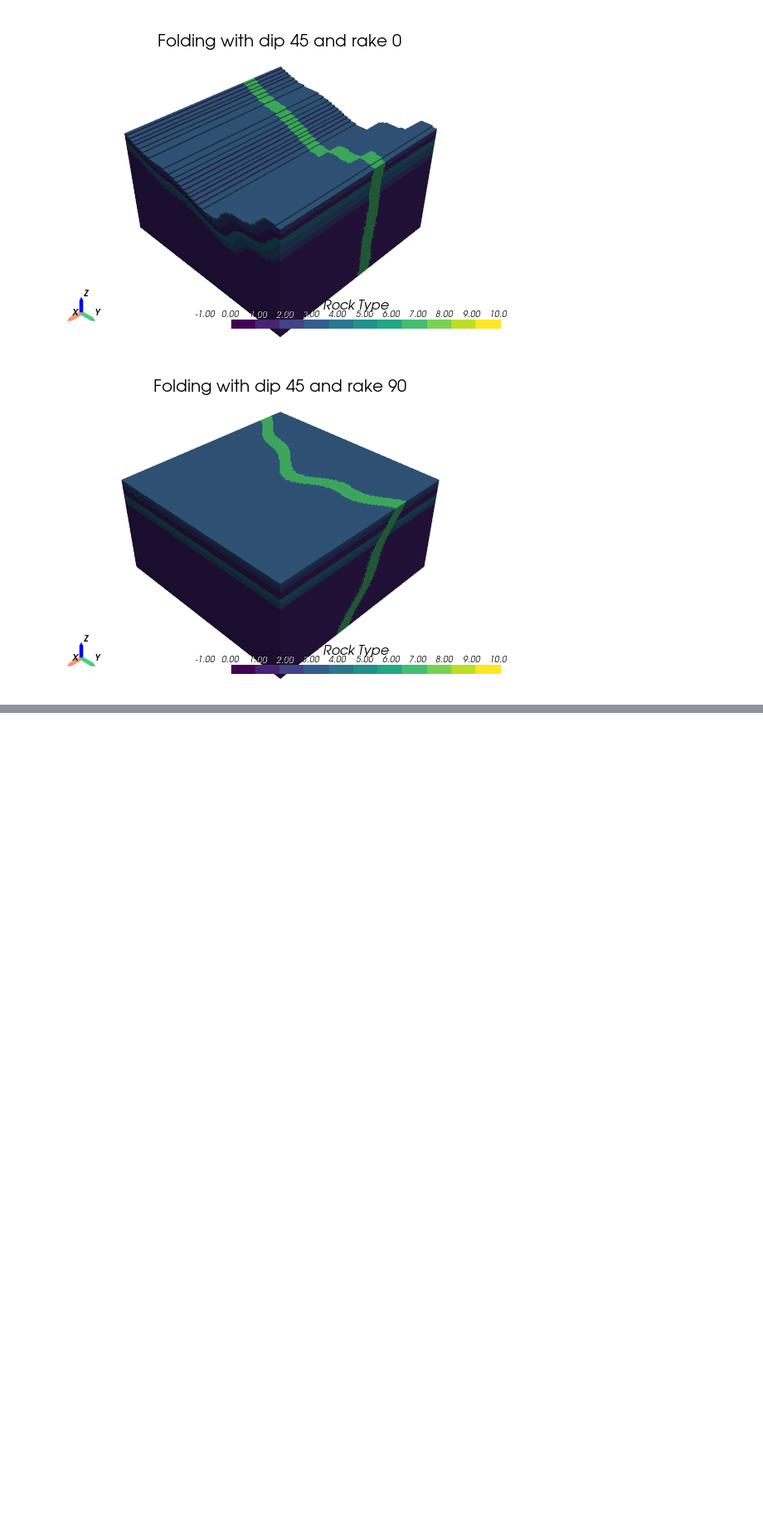
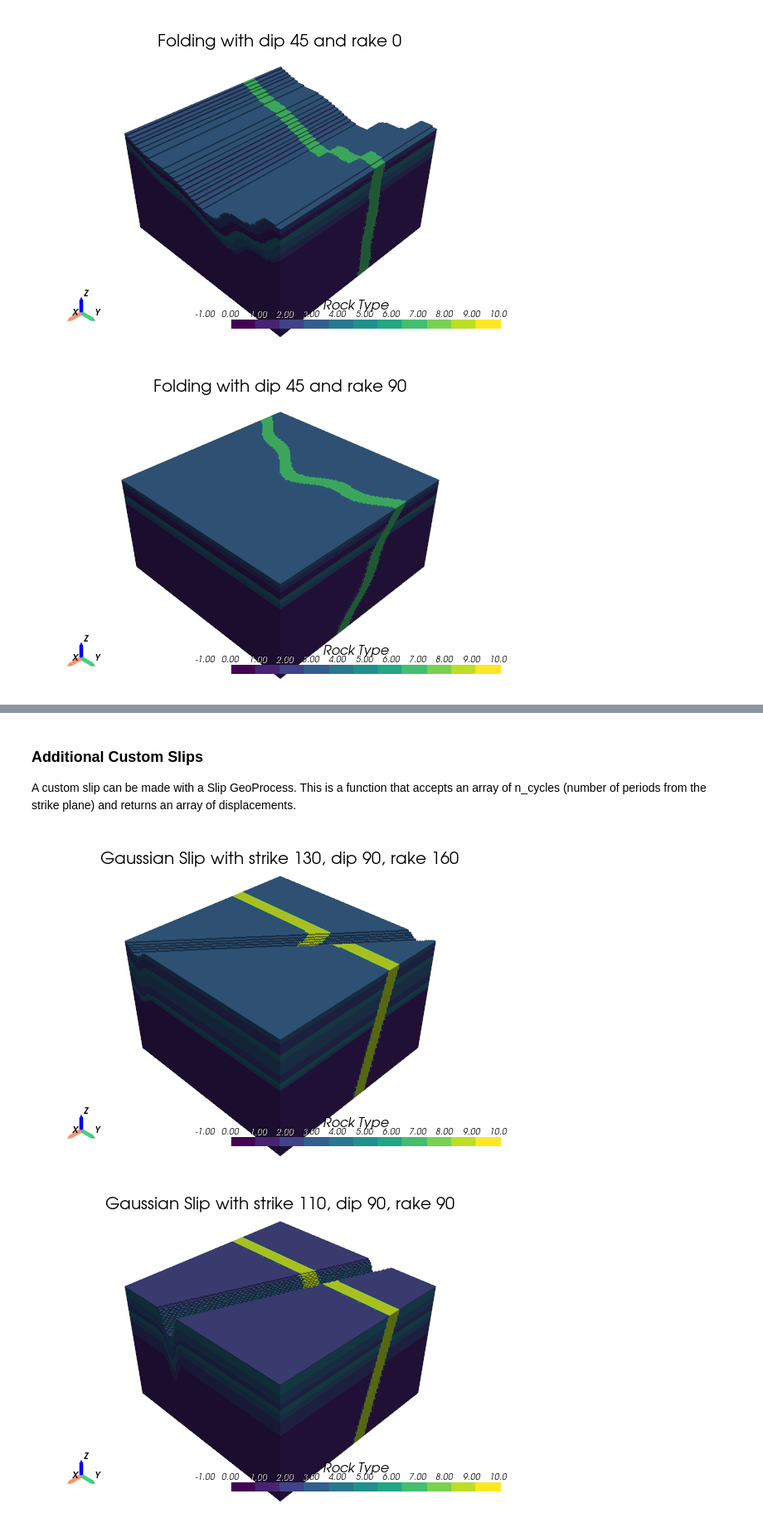
Before and after one commit to kostubhagarwal/StructuralGeo, a Jupyter notebook: examples/examples.ipynb, the cells around one changed output, grey strips where cells are left out. Shown at 83% size. Drawn from its saved outputs; the diff is of its cells as text; code cells hidden in the pictures; blank space fills up the shorter version.

```diff
--- a/examples/examples.ipynb
+++ b/examples/examples.ipynb
@@ -329,0 +359,30 @@ p.show()
+# %% [markdown]
+### Additional Custom Slips
+A custom slip can be made with a Slip GeoProcess. This is a function that accepts an array of n_cycles (number of periods from the strike plane) and returns an array of displacements.
+# %%
+strike_dip_rake = [(130, 90, 160), (110, 90, 90)]
+
+def gaussian_slip(distances, sigma=1.0):
+    def custom_function(distances):
+        return np.exp(-0.5 * (distances / sigma) ** 2)
+    return custom_function
+
+fun = gaussian_slip(1.0)
+
+for params in strike_dip_rake:
+    fault = geo.Slip(fun, *params , amplitude=5, origin=(0, 0, 0))
+    dike  = geo.Dike(strike=0, dip=75, width=3, origin=(-6, 8, 0), value=9)
+    history = [bedrock, sediment3, dike, fault]
+    # make a new larger model
+    bounds = ((-20, 20), (-20, 20), (-20, 20))
+    model = geo.GeoModel(bounds=bounds, resolution=128)
+    model.clear_history()
+    model.add_history(history)
+    model.compute_model()
+    p = geovis.volview(model)
+    p.window_size = window_size
+    p.add_title(title=f'Gaussian Slip with strike {params[0]}, dip {params[1]}, rake {params[2]}', font_size=8)
+    p.show()
+# %% [output]
+[figure, added]
+[figure, added]
```
Also changed, not shown: parts of 4 cells of this notebook, 1 other file.
